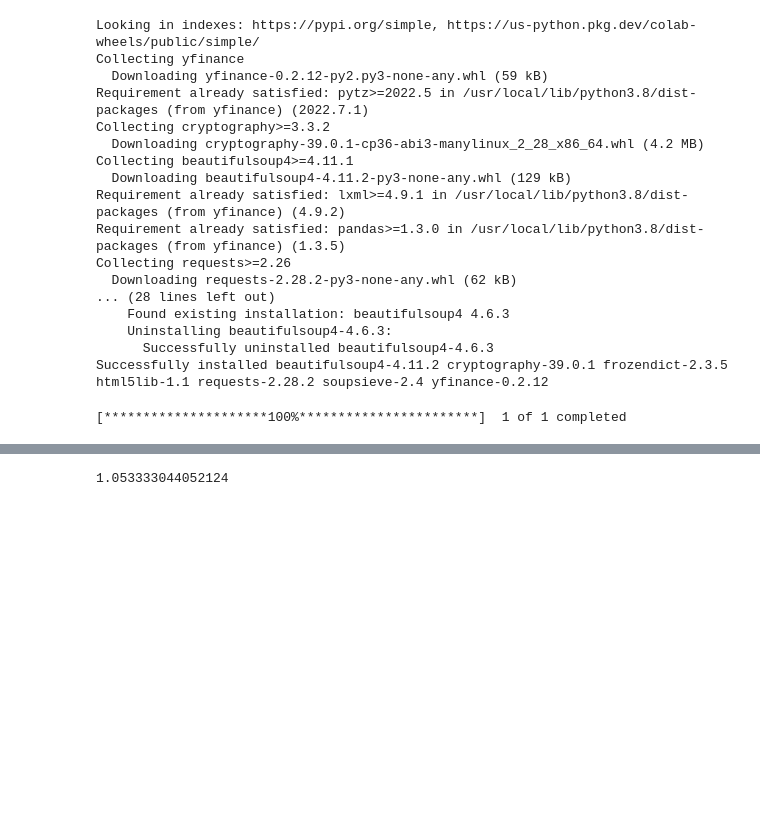
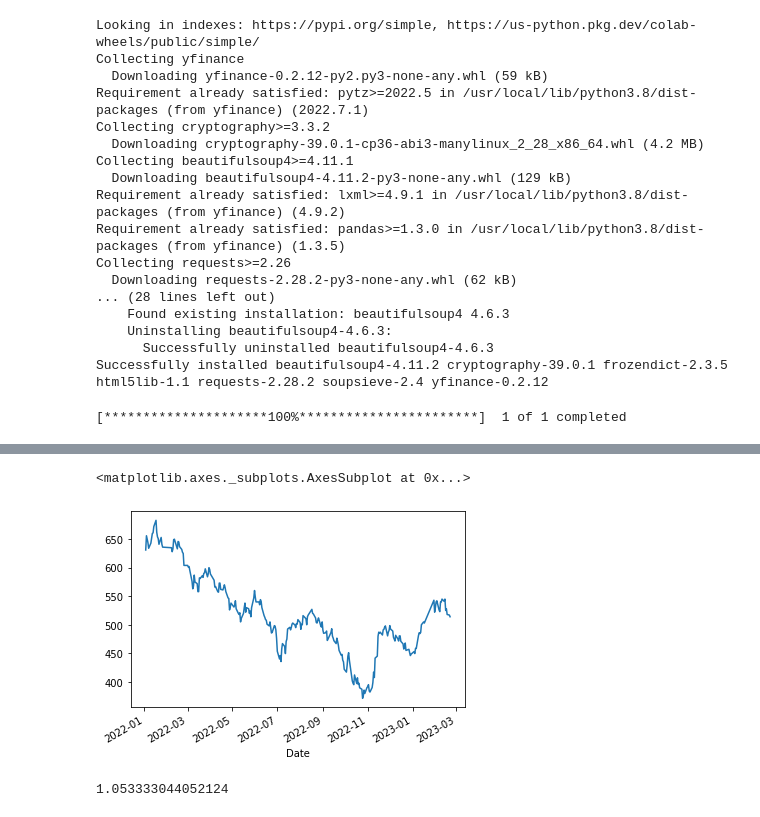
Before and after one commit to ff23108ff/20230205-Python, a Jupyter notebook: 20230219.ipynb, the cells around one changed output, grey strips where cells are left out. Drawn from its saved outputs; the diff is of its cells as text; code cells hidden in the pictures; blank space fills up the shorter version.

```diff
--- a/20230219.ipynb
+++ b/20230219.ipynb
@@ -962,3 +1055,8 @@ df = yf.download("2330.TW")
+# %%
+df.loc['2022':].Close.plot()
+# %% [output]
+<matplotlib.axes._subplots.AxesSubplot at 0x...>
+[figure, added]
 # %%
 # hint:尋找股價最低點
 df.Close.min()
```
Also changed, not shown: parts of 24 cells of this notebook.
